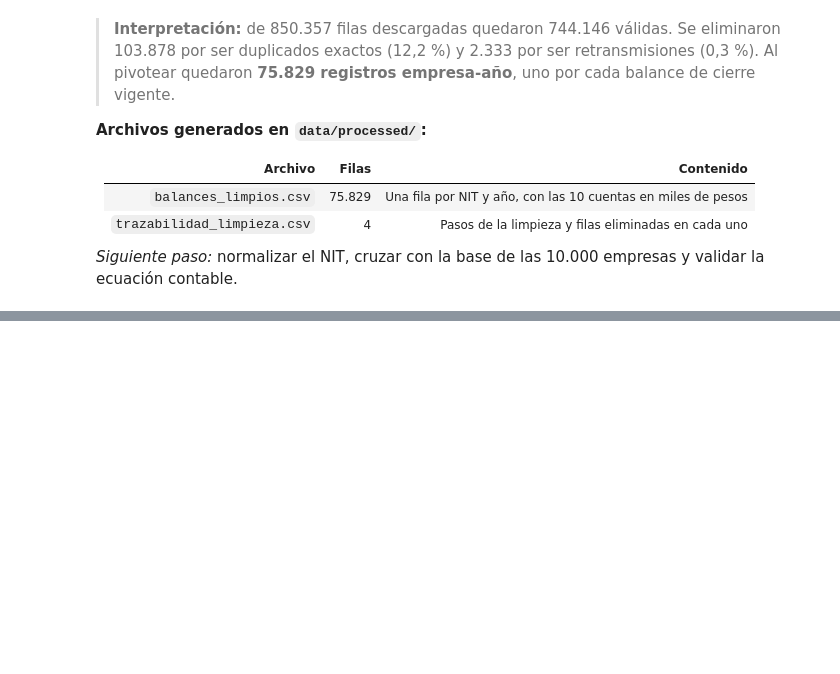
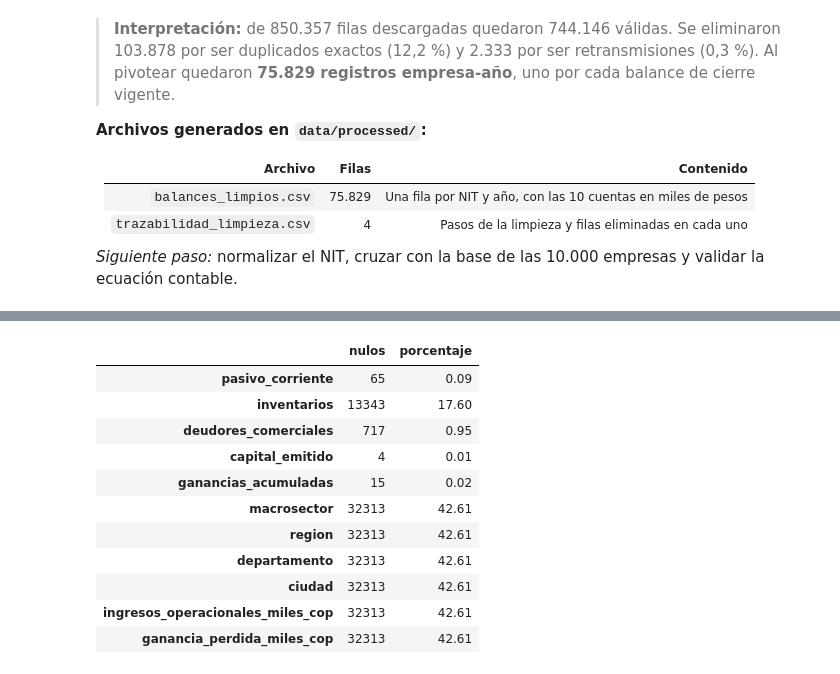
Before and after one commit to JulianHZ711/Final-AnalisisDatos, a Jupyter notebook: notebooks/proyecto_integrador.ipynb, the cells around one changed output, grey strips where cells are left out. Drawn from its saved outputs; the diff is of its cells as text; code cells hidden in the pictures; blank space fills up the shorter version.

Commit message:
integracion con 10.000 empresas y validacion de calidad

```diff
--- a/notebooks/proyecto_integrador.ipynb
+++ b/notebooks/proyecto_integrador.ipynb
@@ -784,0 +1013,69 @@ Archivos guardados en data/processed/: balances_limpios.csv, trazabilidad_limpie
+# %%
+total_balances_c3 = len(balances_integrados)
+total_ranking_c3 = len(ranking_c3)
+
+resumen_nulos = balances_integrados.isna().sum().rename("nulos").to_frame()
+resumen_nulos["porcentaje"] = resumen_nulos["nulos"].div(total_balances_c3).mul(100).round(2)
+nulos_calidad = resumen_nulos.reset_index(names="detalle").assign(
+    etapa="C3", control="Nulos por columna", unidad="empresa-año",
+    total_referencia=total_balances_c3,
+).rename(columns={"nulos": "cantidad"})
+
+ecuacion_calidad = conteo_ecuacion.rename_axis("detalle").rename("cantidad").reset_index().assign(
+    etapa="C3", control="Ecuación contable", unidad="empresa-año",
+    total_referencia=total_balances_c3,
+)
+
+cobertura_calidad = cobertura_c3.reset_index().melt(
+    id_vars=["anio", "total"], value_vars=estados_cruce, var_name="detalle", value_name="cantidad"
+).assign(etapa="C3", control="Cobertura del cruce", unidad="empresa-año").rename(
+    columns={"total": "total_referencia"}
+)
+
+controles_calidad = pd.DataFrame(
+    [
+        ("Llave inválida", "Balances", "empresa-año", llaves_invalidas["Balances"], len(balances_c3)),
+        ("Llave repetida", "Balances", "empresa-año", duplicados_balances, len(balances_c3)),
+        ("Llave inválida", "Ranking", "fila del ranking", llaves_invalidas["Ranking"], total_ranking_c3),
+        ("Llave en conflicto", "Ranking", "fila del ranking", int(conflictos_ranking.sum()), len(ranking_integrable)),
+        ("Filas retiradas", "Ranking: llave inválida", "fila del ranking", llaves_invalidas["Ranking"], total_ranking_c3),
+        ("Filas retiradas", "Ranking: duplicados equivalentes", "fila del ranking", duplicados_ranking_eliminados, filas_ranking_validas),
+        ("Filas retiradas", "Balances durante el cruce", "empresa-año", 0, len(balances_c3)),
+        *[
+            ("Monto inválido", campo, "fila del ranking", cantidad, filas_ranking_validas)
+            for campo, cantidad in montos_invalidos.items()
+        ],
+    ],
+    columns=["control", "detalle", "unidad", "cantidad", "total_referencia"],
+).assign(etapa="C3")
+
+traza_calidad = traza_c2.rename(
+    columns={"paso": "detalle", "filas_resultantes": "cantidad"}
+).assign(etapa="C2", control="Filas resultantes", unidad="fila de cuenta")
+paso_pivoteo = traza_calidad["detalle"].str.startswith("Pivoteo")
+traza_calidad.loc[paso_pivoteo, "unidad"] = "empresa-año"
+retiros_c2 = traza_calidad.loc[
+    traza_calidad["filas_eliminadas"].gt(0), ["etapa", "motivo", "unidad", "filas_eliminadas"]
+].rename(columns={"motivo": "detalle", "filas_eliminadas": "cantidad"}).assign(
+    control="Filas retiradas"
+)
+
+resumen_calidad = pd.concat(
+    [traza_calidad, retiros_c2, controles_calidad, cobertura_calidad, ecuacion_calidad, nulos_calidad],
+    ignore_index=True,
+)[["etapa", "control", "detalle", "unidad", "anio", "cantidad", "total_referencia"]]
+for campo in ("anio", "total_referencia"):
+    resumen_calidad[campo] = resumen_calidad[campo].astype("Int64")
+resumen_calidad["porcentaje"] = (
+    resumen_calidad["cantidad"]
+    .div(resumen_calidad["total_referencia"].where(resumen_calidad["total_referencia"].gt(0)))
+    .mul(100)
+    .round(2)
+)
+
+balances_integrados.to_csv(procesados_c3 / "balances_integrados.csv", index=False)
+resumen_calidad.to_csv(procesados_c3 / "resumen_calidad.csv", index=False)
+
+print("Archivos guardados en data/processed/: balances_integrados.csv, resumen_calidad.csv")
+resumen_nulos.loc[resumen_nulos["nulos"].gt(0)]
+# %% [output]
@@ -784,0 +1083,12 @@ Archivos guardados en data/processed/: balances_limpios.csv, trazabilidad_limpie
+|  | nulos | porcentaje |
+| pasivo_corriente | 65 | 0.09 |
+| inventarios | 13343 | 17.60 |
+| deudores_comerciales | 717 | 0.95 |
+| capital_emitido | 4 | 0.01 |
+| ganancias_acumuladas | 15 | 0.02 |
+| macrosector | 32313 | 42.61 |
+| region | 32313 | 42.61 |
+| departamento | 32313 | 42.61 |
+| ciudad | 32313 | 42.61 |
+| ingresos_operacionales_miles_cop | 32313 | 42.61 |
+| ganancia_perdida_miles_cop | 32313 | 42.61 |
```
Also changed, not shown: parts of 11 cells of this notebook, 2 other files.
